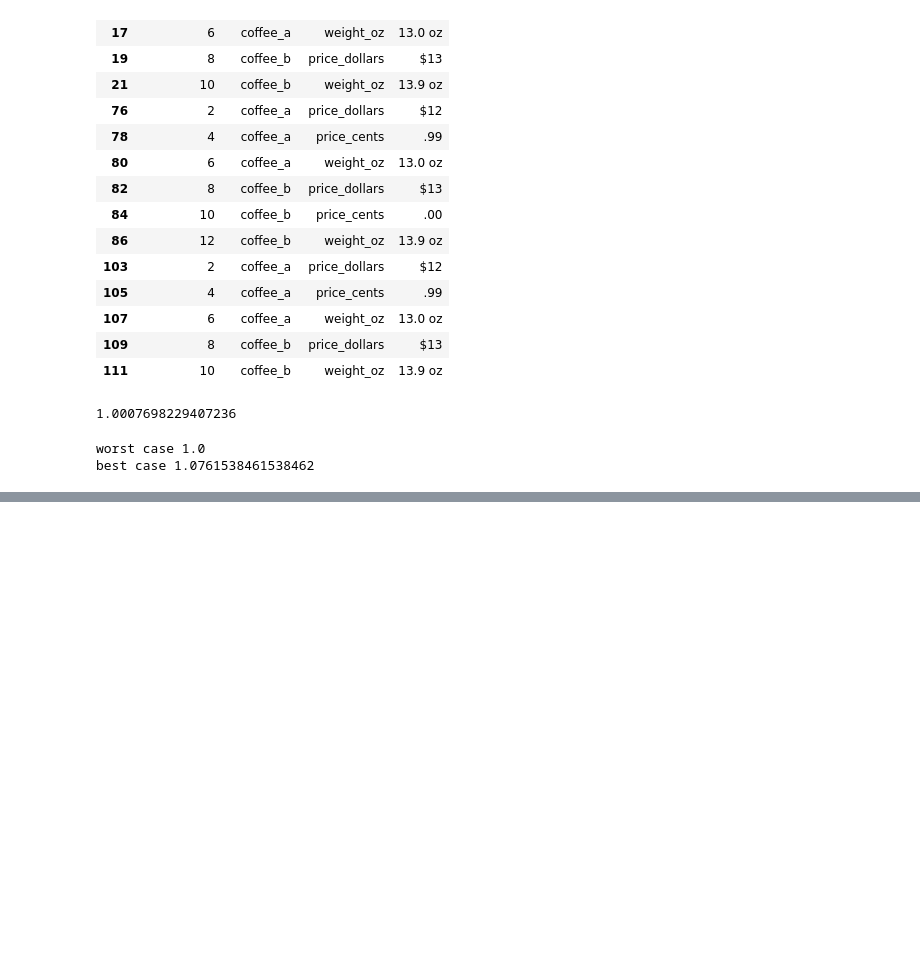
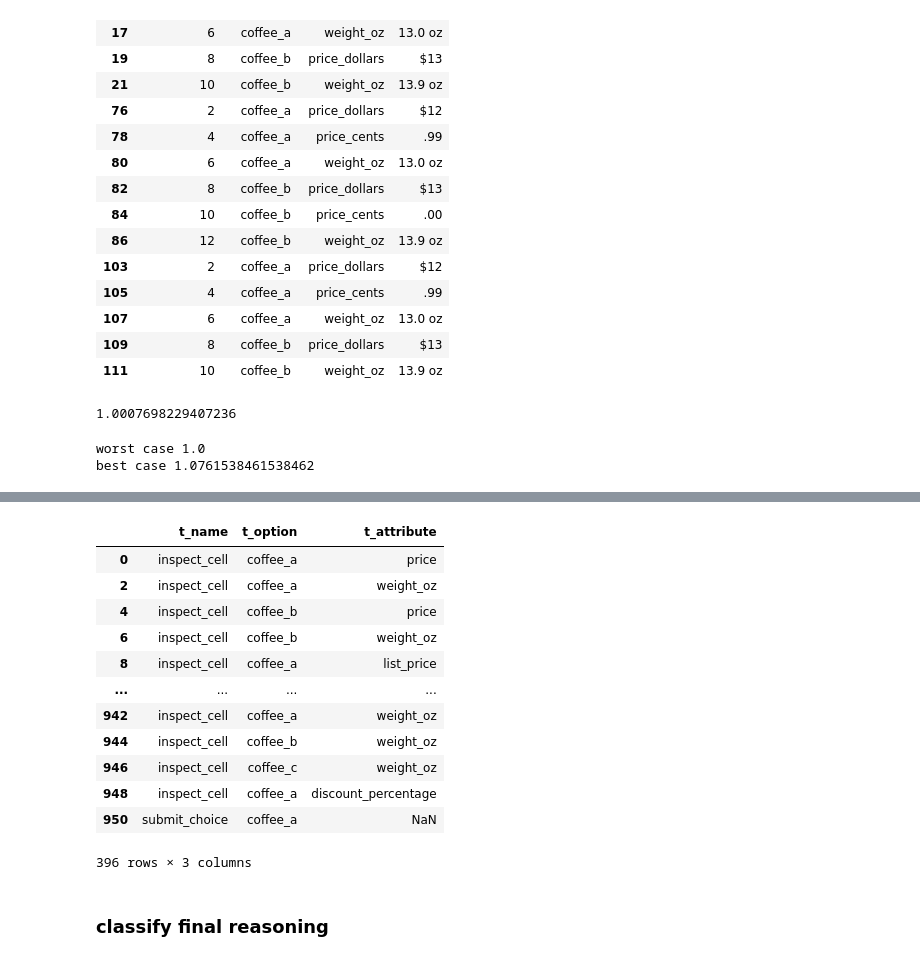
Before and after one commit to davoodwadi/toollab, a Jupyter notebook: src/tool_lab/analysis/analyze.ipynb, the cells around one changed output, grey strips where cells are left out. Cells and saved outputs as stored; diff of their text form; code cells hidden in the pictures; blank space fills up the shorter version.

```diff
--- a/src/tool_lab/analysis/analyze.ipynb
+++ b/src/tool_lab/analysis/analyze.ipynb
@@ -38,7 +38,7 @@ def _load_analysis_config(config: dict[str, Any] | str | Path | None) -> dict[st
     return yaml.safe_load(text)
 
 
-exp_name = 'left-digit'
+exp_name = 'promotion'
 results_dir = Path('/home/dw/github/toollab/results/')/exp_name
 
 results_files = list(results_dir.glob('*-events.jsonl'))
@@ -53,7 +53,8 @@ df_raw = load_all_events(results_files)
 df = df_raw.copy().sort_values(['session_name', 'step_index'])
 meta_df = df['meta'].dropna().apply(pd.Series)
 meta_df = meta_df.add_prefix('meta_')
-df = df.join(meta_df)
+if not meta_df.empty:
+    df = df.join(meta_df)
 
 meta_cols = df.filter(like='meta_').columns
 df[meta_cols] = df.groupby('session_name')[meta_cols].ffill()
@@ -248,0 +259,16 @@ KeyError: "['budget_max'] not in index"
+# %%
+has_reasoning  = df[(~df['reasoning'].isna()) & (df['reasoning']!='') & (df['provider']!='mock')]
+
+has_reasoning['tc'] = has_reasoning['tool_calls'].apply(lambda l: l[0])
+has_reasoning['t_name'] = has_reasoning['tc'].apply(lambda x: x.get('name'))
+has_reasoning['t_option'] = has_reasoning['tc'].apply(lambda x: x.get('arguments').get('option_id'))
+has_reasoning['t_attribute'] = has_reasoning['tc'].apply(lambda x: x.get('arguments').get('attribute_id'))
+
+cue_lookup = {(c['option_id'], c['attribute_id']): c['value'] for c in config.get('cues', [])}
+# Create the new value column by mapping over each row
+has_reasoning['t_value'] = has_reasoning.apply(lambda row: cue_lookup.get((row['t_option'], row['t_attribute'])), axis=1)
+
+has_reasoning[['t_name', 't_option', 't_attribute']].head()
+
+has_reasoning[['reasoning', 'model_name']]['model_name'].value_counts()
+# has_reasoning['reasoning']
@@ -248,0 +283,16 @@ KeyError: "['budget_max'] not in index"
+# %%
+has_reasoning[['t_name', 't_option', 't_attribute']]
+# %% [output]
+|  | t_name | t_option | t_attribute |
+| 0 | inspect_cell | coffee_a | price |
+| 2 | inspect_cell | coffee_a | weight_oz |
+| 4 | inspect_cell | coffee_b | price |
+| 6 | inspect_cell | coffee_b | weight_oz |
+| 8 | inspect_cell | coffee_a | list_price |
+| ... | ... | ... | ... |
+| 942 | inspect_cell | coffee_a | weight_oz |
+| 944 | inspect_cell | coffee_b | weight_oz |
+| 946 | inspect_cell | coffee_c | weight_oz |
+| 948 | inspect_cell | coffee_a | discount_percentage |
+| 950 | submit_choice | coffee_a | NaN |
+396 rows × 3 columns
@@ -248,0 +307,2 @@ KeyError: "['budget_max'] not in index"
+# %% [markdown]
+### classify final reasoning
```
Also changed, not shown: parts of 15 cells of this notebook, 48 other files.
